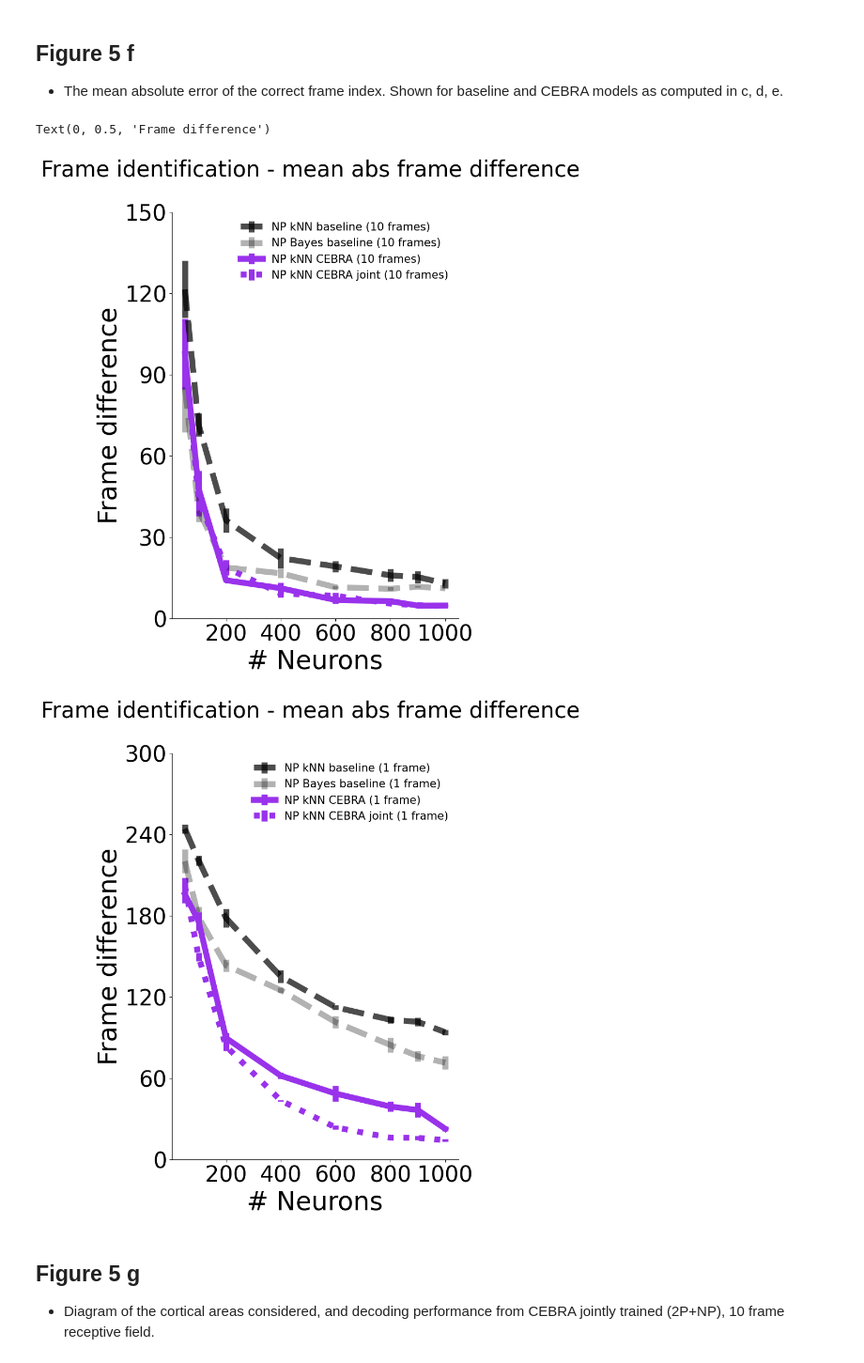
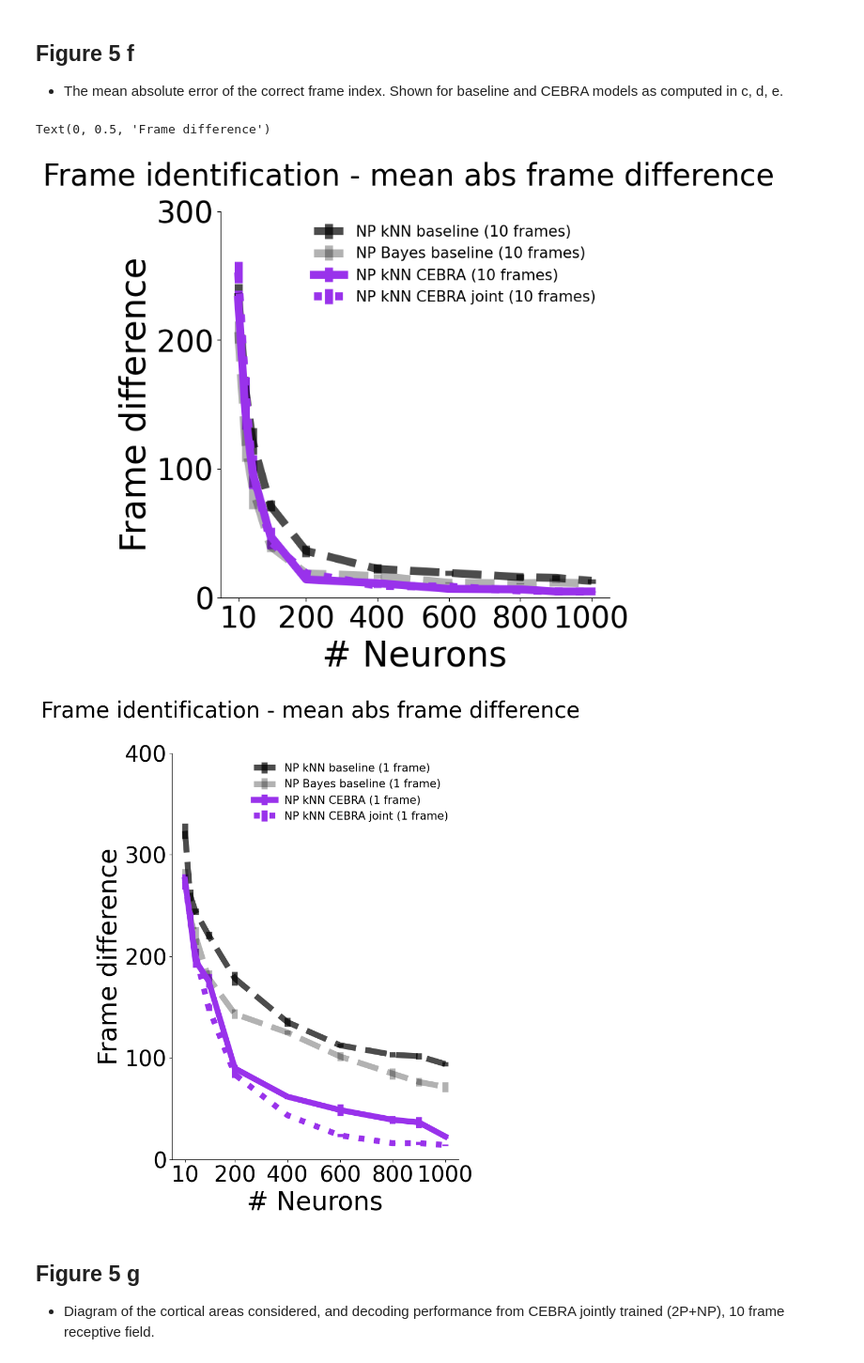
Before and after one commit to AdaptiveMotorControlLab/cebra-figures, a Jupyter notebook: figures/Figure5.ipynb, the cells around one changed output. Shown at 94% size. Saved outputs shown, nothing was run; the diff lists cells and outputs as text; code cells hidden in the pictures.

```diff
--- a/figures/Figure5.ipynb
+++ b/figures/Figure5.ipynb
@@ -42,14 +42,14 @@ frame_np_joint_cebra_knn_33_err = data['frame_err']['knn']['np_cebra_joint_33']
 # %% [markdown]
 ### Define plotting functions & metrics
 # %%
-num_neurons = [50,100,200,400, 600, 800,900, 1000]
+num_neurons = [10,30,50,100,200,400, 600, 800,900, 1000]
 
 def set_ax(ax, white_c):
     ax.spines['right'].set_visible(False)
     ax.spines['top'].set_visible(False)
     ax.spines['left'].set_color(white_c)
     ax.spines['bottom'].set_color(white_c)
-    ax.set_xticks([200,400, 600, 800,1000], [200,400, 600, 800,1000], fontsize = 30, color = white_c)
+    ax.set_xticks([10,200,400,600,800,1000], [10,200,400,600,800,1000], fontsize=30, color = white_c)
     ax.set_yticks(np.linspace(0,100,5), np.linspace(0,100,5, dtype = int), fontsize = 30,color = white_c)
     ax.set_xlabel('# Neurons', fontsize = 35, color = white_c)
     ax.set_ylabel('Acc (%, in 1s time window)', fontsize=35, color = white_c)
@@ -245,7 +245,24 @@ if white:
 else:
     white_c = 'black'
 
-fig_330 = plt.figure(figsize=(7,10))
+num_neurons = [10,30,50,100,200,400, 600, 800,900, 1000]
+
+def set_ax(ax, white_c):
+    ax.spines['right'].set_visible(False)
+    ax.spines['top'].set_visible(False)
+    ax.spines['left'].set_color(white_c)
+    ax.spines['bottom'].set_color(white_c)
+    ax.set_xticks([10,200,400,600,800,1000], [10,200,400,600,800,1000], fontsize=30, color = white_c)
+    ax.set_yticks(np.linspace(0,100,5), np.linspace(0,100,5, dtype = int), fontsize = 30,color = white_c)
+    ax.set_xlabel('# Neurons', fontsize = 35, color = white_c)
+    ax.set_ylabel('Acc (%, in 1s time window)', fontsize=35, color = white_c)
+    ax.tick_params(colors=white_c)
+    l1=ax.legend(fontsize= 15, loc = 'best', title_fontsize = 15,  frameon = False  )
+
+    for text in l1.get_texts():
+        text.set_color(white_c)
+
+fig_330 = plt.figure(figsize=(7,7))
 fig_330.suptitle(f'Frame identification - mean abs frame difference', fontsize=30)
 plt.subplots_adjust(wspace = 0.5)
 ax1 = plt.subplot(111)
@@ -271,9 +288,9 @@ ax1.errorbar(num_neurons, n_mean_err_frame_diff_joint(frame_np_joint_cebra_knn_3
             ls = 'dotted',label = 'NP kNN CEBRA joint (10 frames)', color = c, alpha =1,
              markersize= 20, linewidth = 8)
 
-ax1.set_ylim(0, 150)
+ax1.set_ylim(0, 300)
 set_ax(ax1, white_c)
-ax1.set_yticks(np.linspace(0,150,6), np.linspace(0,150,6, dtype = int), fontsize = 30,color = white_c)
+ax1.set_yticks(np.linspace(0,300,4), np.linspace(0,300,4, dtype = int), fontsize = 30,color = white_c)
 ax1.set_ylabel('Frame difference', fontsize=35)
 
 white = False
@@ -287,37 +304,37 @@ fig_33 = plt.figure(figsize=(7,10))
 fig_33.suptitle(f'Frame identification - mean abs frame difference', fontsize=30)
 plt.subplots_adjust(wspace = 0.5)
 ax1 = plt.subplot(111)
 
 c="#9932EB"
 
 ax1.errorbar(num_neurons, n_mean_err_frame_diff(frame_np_knn_baseline_33_err)[0],
              n_mean_err_frame_diff(frame_np_knn_baseline_33_err)[1],
              ls = '--',label = 'NP kNN baseline (1 frame)', color = 'k', alpha =0.7,
              markersize= 20, linewidth = 8)
 
 ax1.errorbar(num_neurons, n_mean_err_frame_diff(frame_np_bayes_baseline_33_err)[0],
              n_mean_err_frame_diff(frame_np_bayes_baseline_33_err)[1],
              ls='--',  label = 'NP Bayes baseline (1 frame)', color = 'k', alpha =0.3,
              markersize= 20, linewidth = 8)
 
 ax1.errorbar(num_neurons, n_mean_err_frame_diff(frame_np_cebra_knn_33_err)[0],
              n_mean_err_frame_diff(frame_np_cebra_knn_33_err)[1],
              label = 'NP kNN CEBRA (1 frame)', color = c, alpha =1,
              markersize= 20, linewidth = 8)
 
 ax1.errorbar(num_neurons, n_mean_err_frame_diff_joint(frame_np_joint_cebra_knn_33_err,'np')[0],
              n_mean_err_frame_diff_joint(frame_np_joint_cebra_knn_33_err,'np')[1],
             ls = 'dotted',label = 'NP kNN CEBRA joint (1 frame)', color = c, alpha =1,
              markersize= 20, linewidth = 8)
 
-ax1.set_ylim(0, 300)
+ax1.set_ylim(0, 400)
 set_ax(ax1, white_c)
-ax1.set_yticks(np.linspace(0,300,6), np.linspace(0,300,6, dtype = int), fontsize = 30,color = white_c)
+ax1.set_yticks(np.linspace(0,400,5), np.linspace(0,400,5, dtype = int), fontsize = 30,color = white_c)
 ax1.set_ylabel('Frame difference', fontsize=35)
 # %% [output]
 Text(0, 0.5, 'Frame difference')
-[figure, old version]
+[figure, new version]
-[figure, old version]
+[figure, new version]
 # %% [markdown]
 ## Figure 5 g
 
```
Also changed, not shown: parts of 3 cells of this notebook, 4 other files.
